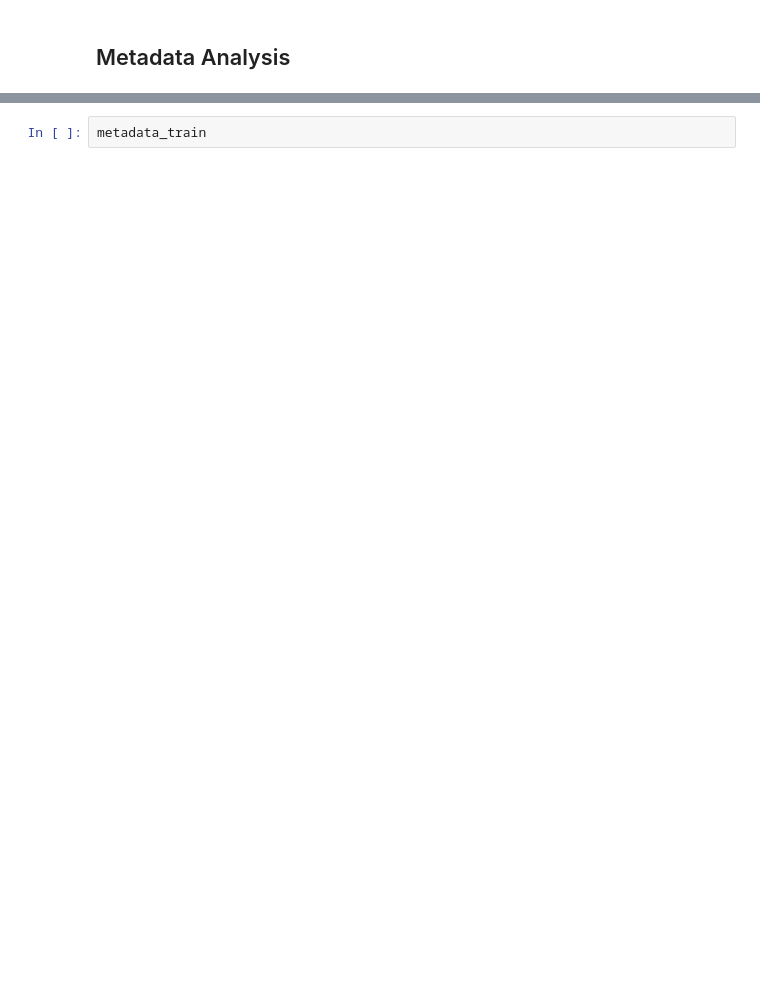
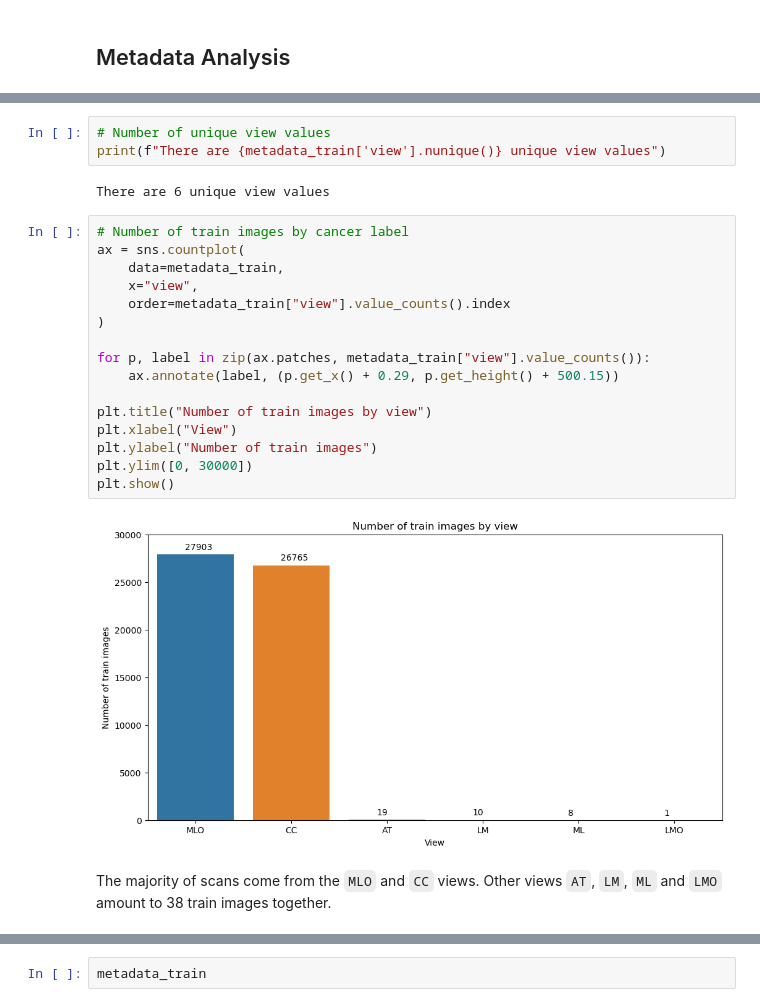
Before and after one commit to edward-sims/breast-cancer-detection, a Jupyter notebook: notebooks/0_eda.ipynb, the cells around one changed output, grey strips where cells are left out. Saved outputs shown, nothing was run; the diff lists cells and outputs as text; blank space fills up the shorter version.

```diff
--- a/notebooks/0_eda.ipynb
+++ b/notebooks/0_eda.ipynb
@@ -147,0 +249,25 @@ Name: patient_id, dtype: float64
+# %%
+# Number of unique view values
+print(f"There are {metadata_train['view'].nunique()} unique view values")
+# %% [output]
+There are 6 unique view values
+# %%
+# Number of train images by cancer label
+ax = sns.countplot(
+    data=metadata_train,
+    x="view",
+    order=metadata_train["view"].value_counts().index
+)
+
+for p, label in zip(ax.patches, metadata_train["view"].value_counts()):
+    ax.annotate(label, (p.get_x() + 0.29, p.get_height() + 500.15))
+
+plt.title("Number of train images by view")
+plt.xlabel("View")
+plt.ylabel("Number of train images")
+plt.ylim([0, 30000])
+plt.show()
+# %% [output]
+[figure, added]
+# %% [markdown]
+The majority of scans come from the `MLO` and `CC` views. Other views `AT`, `LM`, `ML` and `LMO` amount to 38 train images together.
```
Also changed, not shown: parts of 24 cells of this notebook.
